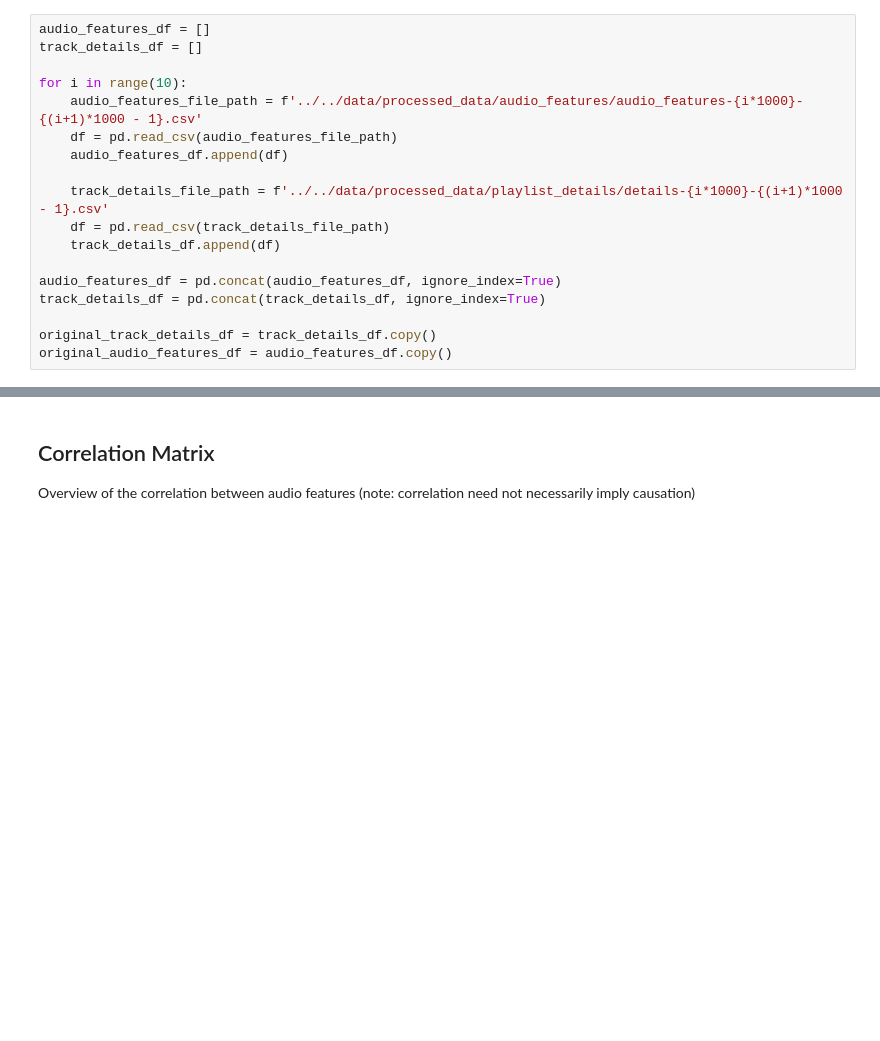
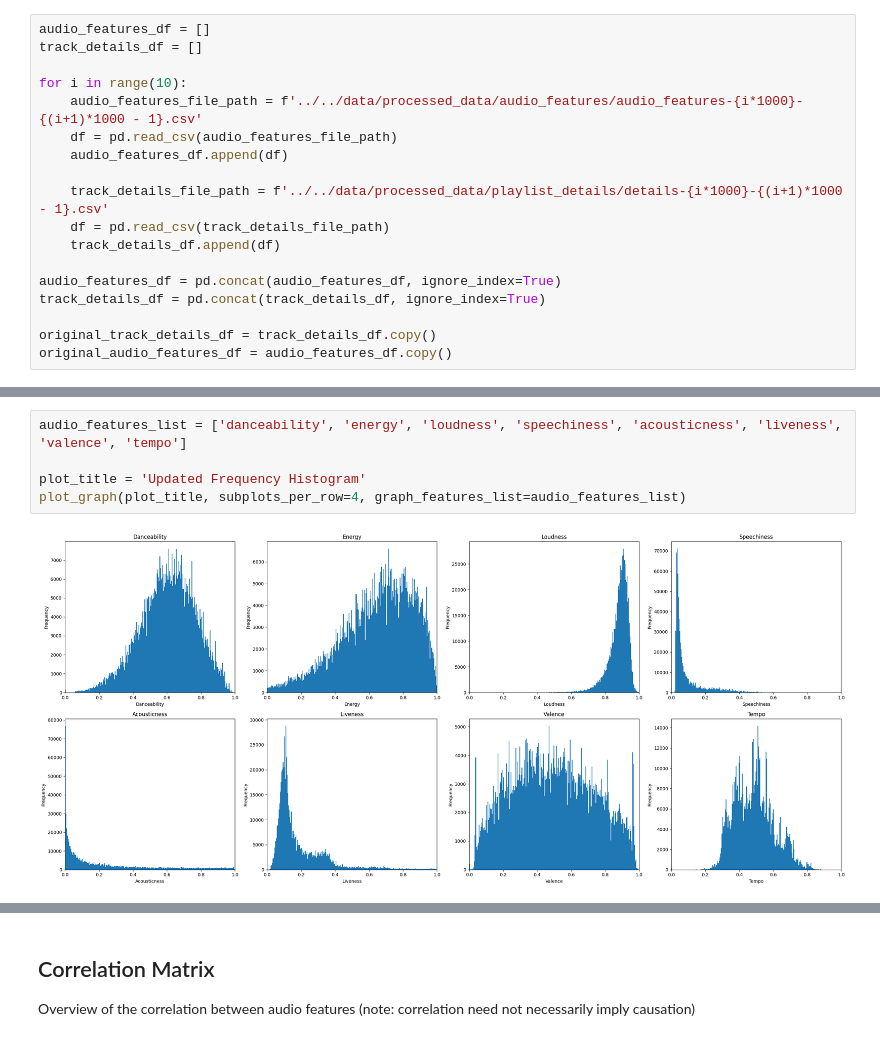
Before and after one commit to avock/TunesBlend-Engine, a Jupyter notebook: src/notebooks/trend_analysis.ipynb, the cells around one changed output, grey strips where cells are left out. Cells and saved outputs as stored; diff of their text form; blank space fills up the shorter version.

```diff
--- a/src/notebooks/trend_analysis.ipynb
+++ b/src/notebooks/trend_analysis.ipynb
@@ -49,0 +151,7 @@ audio_features_list = ['danceability', 'energy', 'loudness', 'speechiness', 'aco
+# %%
+audio_features_list = ['danceability', 'energy', 'loudness', 'speechiness', 'acousticness', 'liveness', 'valence', 'tempo']
+
+plot_title = 'Updated Frequency Histogram'
+plot_graph(plot_title, subplots_per_row=4, graph_features_list=audio_features_list)
+# %% [output]
+[figure, added]
```
Also changed, not shown: parts of 23 cells of this notebook.
